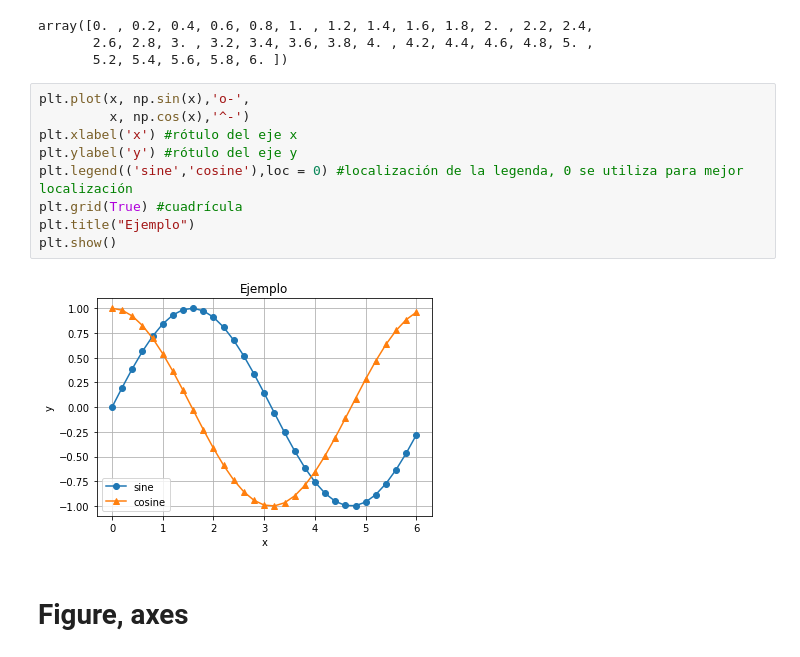
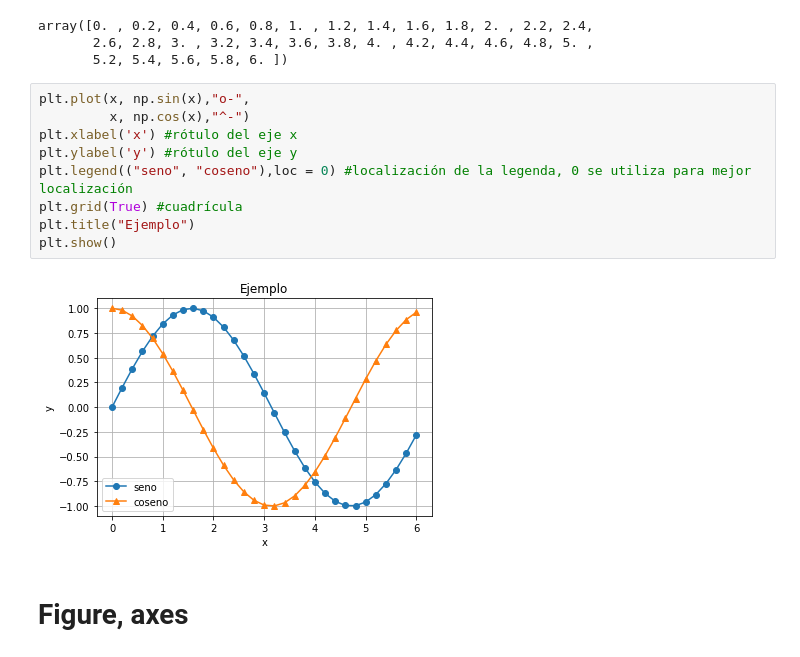
Before and after one commit to palmoreck/laboratorios, a Jupyter notebook: introduccion/3_Matplotlib.ipynb, the cells around one changed output. Cells and saved outputs as stored; diff of their text form.

```diff
--- a/introduccion/3_Matplotlib.ipynb
+++ b/introduccion/3_Matplotlib.ipynb
@@ -107,16 +107,16 @@ array([0. , 0.2, 0.4, 0.6, 0.8, 1. , 1.2, 1.4, 1.6, 1.8, 2. , 2.2, 2.4,
        2.6, 2.8, 3. , 3.2, 3.4, 3.6, 3.8, 4. , 4.2, 4.4, 4.6, 4.8, 5. ,
        5.2, 5.4, 5.6, 5.8, 6. ])
 # %%
-plt.plot(x, np.sin(x),'o-',
-         x, np.cos(x),'^-')
+plt.plot(x, np.sin(x),"o-",
+         x, np.cos(x),"^-")
 plt.xlabel('x') #rótulo del eje x
 plt.ylabel('y') #rótulo del eje y
-plt.legend(('sine','cosine'),loc = 0) #localización de la legenda, 0 se utiliza para mejor localización
+plt.legend(("seno", "coseno"),loc = 0) #localización de la legenda, 0 se utiliza para mejor localización
 plt.grid(True) #cuadrícula
 plt.title("Ejemplo")
 plt.show()
 # %% [output]
-[figure, old version]
+[figure, new version]
 # %% [markdown]
 # Figure, axes
 # %% [markdown]
```
Also changed, not shown: parts of 8 cells of this notebook.
